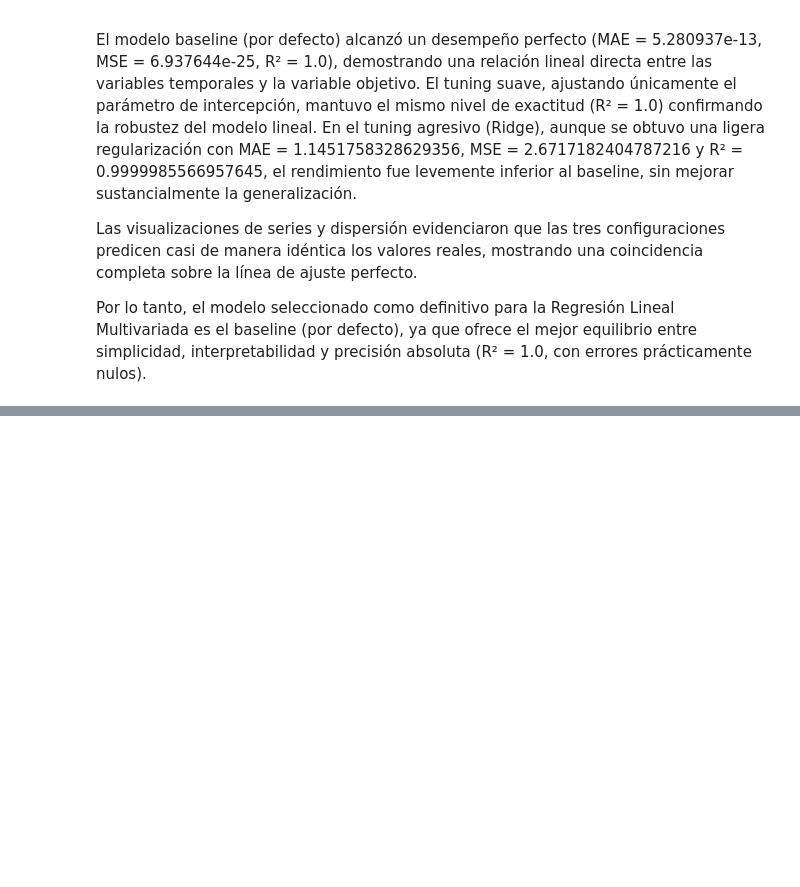
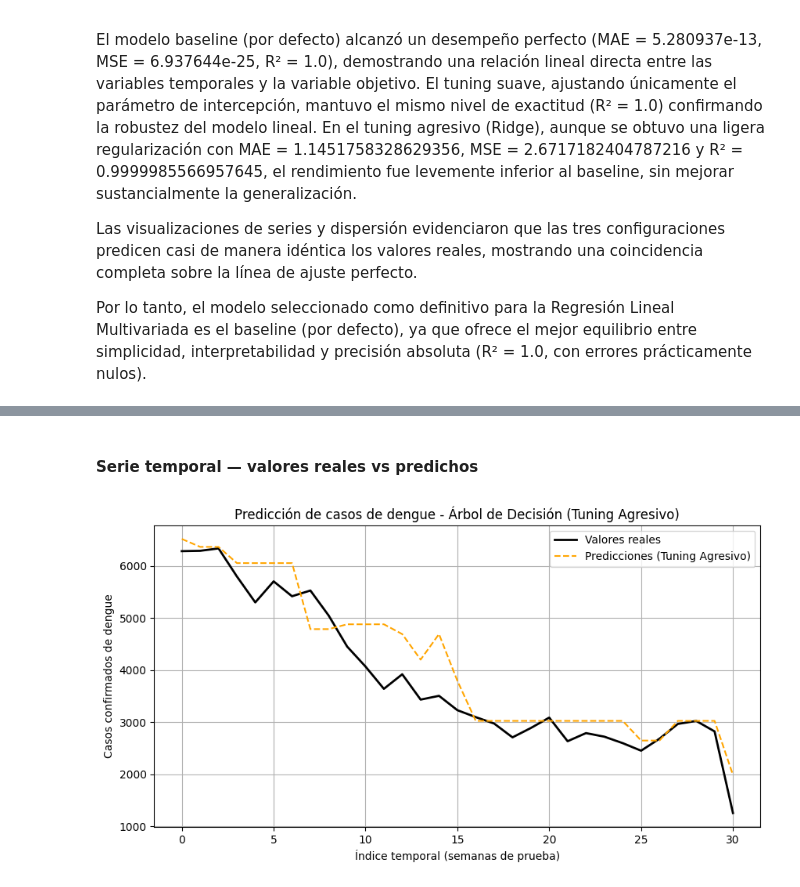
Before and after one commit to jefersonfloz/Trabajo-final-IA, a Jupyter notebook: Proyectofinal.ipynb, the cells around one changed output, grey strips where cells are left out. Drawn from its saved outputs; the diff is of its cells as text; code cells hidden in the pictures; blank space fills up the shorter version.

```diff
--- a/Proyectofinal.ipynb
+++ b/Proyectofinal.ipynb
@@ -687,0 +703,13 @@ Por lo tanto, el modelo seleccionado como definitivo para la Regresión Lineal M
+# %%
+# Baseline individual para Árbol de Decisión (por defecto)
+from sklearn.tree import DecisionTreeRegressor
+
+arbol_baseline = DecisionTreeRegressor(random_state=42)
+arbol_baseline.fit(X_train_scaled, y_train)
+y_pred_arbol_baseline = arbol_baseline.predict(X_test_scaled)
+
+mae_arbol_baseline = mean_absolute_error(y_test, y_pred_arbol_baseline)
+mse_arbol_baseline = mean_squared_error(y_test, y_pred_arbol_baseline)
+r2_arbol_baseline  = r2_score(y_test, y_pred_arbol_baseline)
+
+mae_arbol_baseline, mse_arbol_baseline, r2_arbol_baseline
@@ -687,0 +832,20 @@ Por lo tanto, el modelo seleccionado como definitivo para la Regresión Lineal M
+# %%
+# Tuning agresivo - Árbol de Decisión
+param_grid_arbol_agresivo = {
+    'max_depth': [5, 10, 15, 20, 25, None],
+    'min_samples_split': [2, 5, 10, 15, 20],
+    'min_samples_leaf': [1, 2, 4, 6, 8],
+    'criterion': ['squared_error', 'friedman_mse']
+}
+
+arbol_agresivo = DecisionTreeRegressor(random_state=42)
+grid_arbol_agresivo = GridSearchCV(arbol_agresivo, param_grid_arbol_agresivo, cv=tscv, scoring='neg_mean_absolute_error')
+grid_arbol_agresivo.fit(X_train_scaled, y_train)
+
+y_pred_arbol_agresivo = grid_arbol_agresivo.best_estimator_.predict(X_test_scaled)
+
+mae_arbol_agresivo = mean_absolute_error(y_test, y_pred_arbol_agresivo)
+mse_arbol_agresivo = mean_squared_error(y_test, y_pred_arbol_agresivo)
+r2_arbol_agresivo  = r2_score(y_test, y_pred_arbol_agresivo)
+
+mae_arbol_agresivo, mse_arbol_agresivo, r2_arbol_agresivo, grid_arbol_agresivo.best_params_
@@ -687,0 +875,15 @@ Por lo tanto, el modelo seleccionado como definitivo para la Regresión Lineal M
+# %% [markdown]
+#### Serie temporal — valores reales vs predichos
+# %%
+plt.figure(figsize=(10,5))
+plt.plot(y_test.values, label="Valores reales", color="black", linewidth=2)
+plt.plot(y_pred_arbol_agresivo, label="Predicciones (Tuning Agresivo)", linestyle="--", color="orange")
+
+plt.title("Predicción de casos de dengue - Árbol de Decisión (Tuning Agresivo)")
+plt.xlabel("Índice temporal (semanas de prueba)")
+plt.ylabel("Casos confirmados de dengue")
+plt.legend()
+plt.grid(True)
+plt.show()
+# %% [output]
+[figure, added]
```
Also changed, not shown: parts of 16 cells of this notebook.
